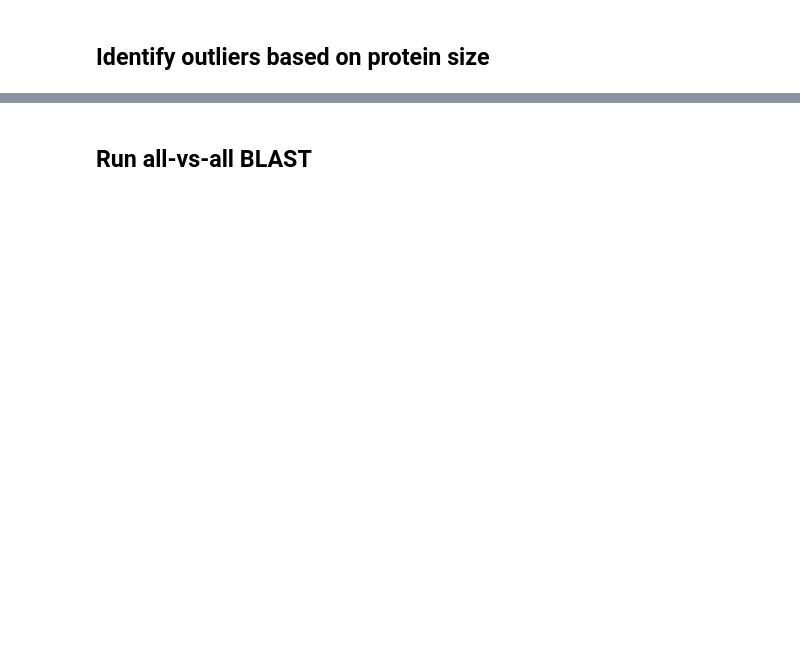
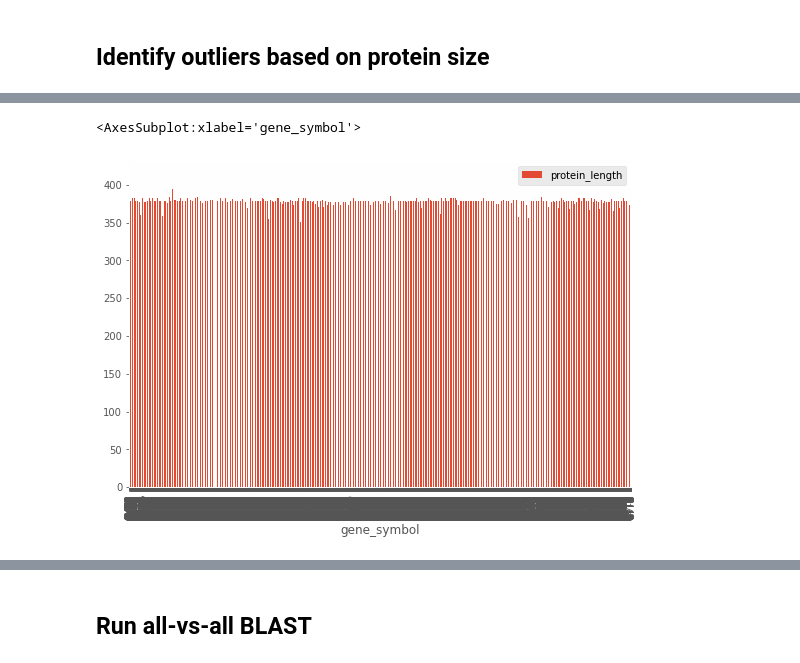
Before and after one commit to NCBI-Codeathons/Marker-Gene-Validator, a Jupyter notebook: marker_gene.ipynb, the cells around one changed output, grey strips where cells are left out. Cells and saved outputs as stored; diff of their text form; code cells hidden in the pictures; blank space fills up the shorter version.

```diff
--- a/marker_gene.ipynb
+++ b/marker_gene.ipynb
@@ -18,5 +18,9 @@ Sequence and metadata are downloaded using NCBI Datasets using an Entrez query p
 # %%
 import Bio
 import pandas as pd
+import matplotlib.pyplot as plt
+plt.style.use('ggplot')
+import os
+import sys
 # %%
 ## specify Entrez query and output filename
@@ -92,2 +106,7 @@ data_table_df[['transcript_length', 'protein_length']].describe()
+# %%
+data_table_df.plot(kind='bar', y='protein_length', figsize=(9,6))
+# %% [output]
+<AxesSubplot:xlabel='gene_symbol'>
+[figure, added]
 # %%
 #identify sequences outside of length range for analsysis
```
Also changed, not shown: parts of 28 cells of this notebook.
